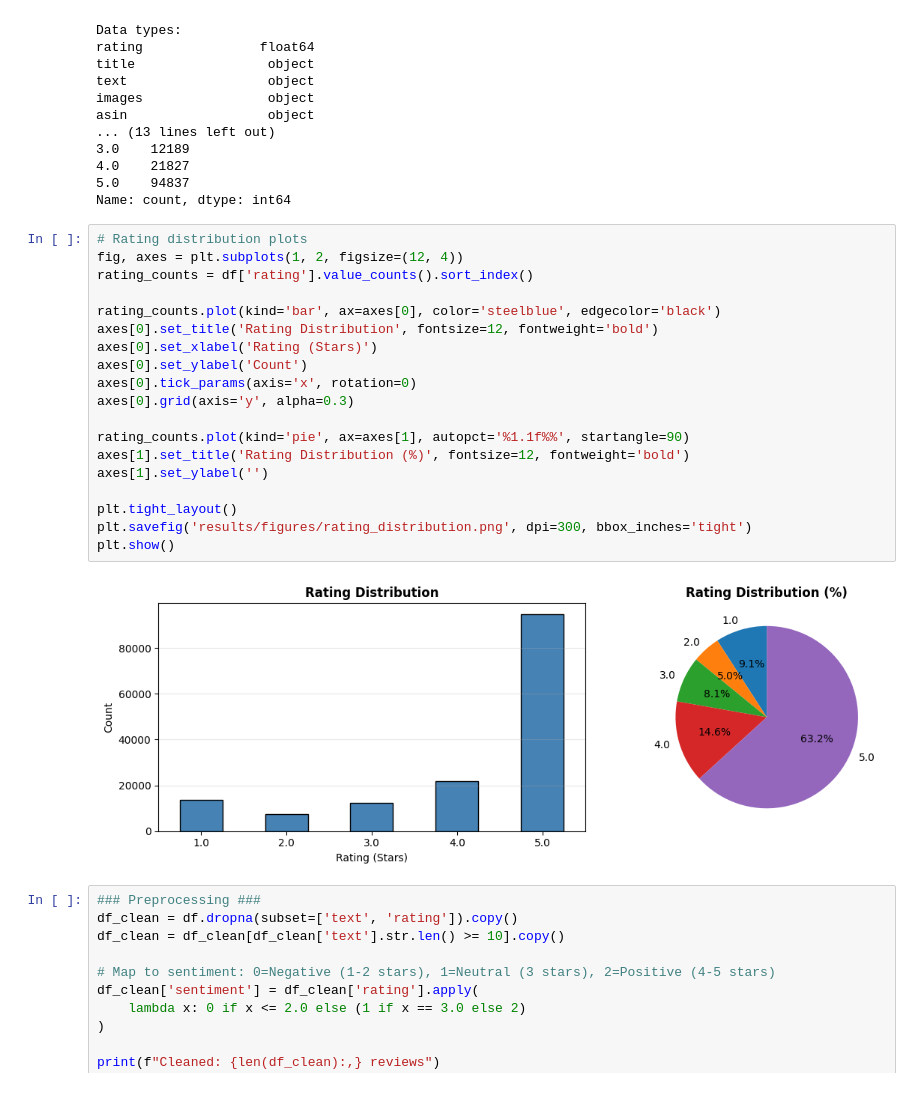
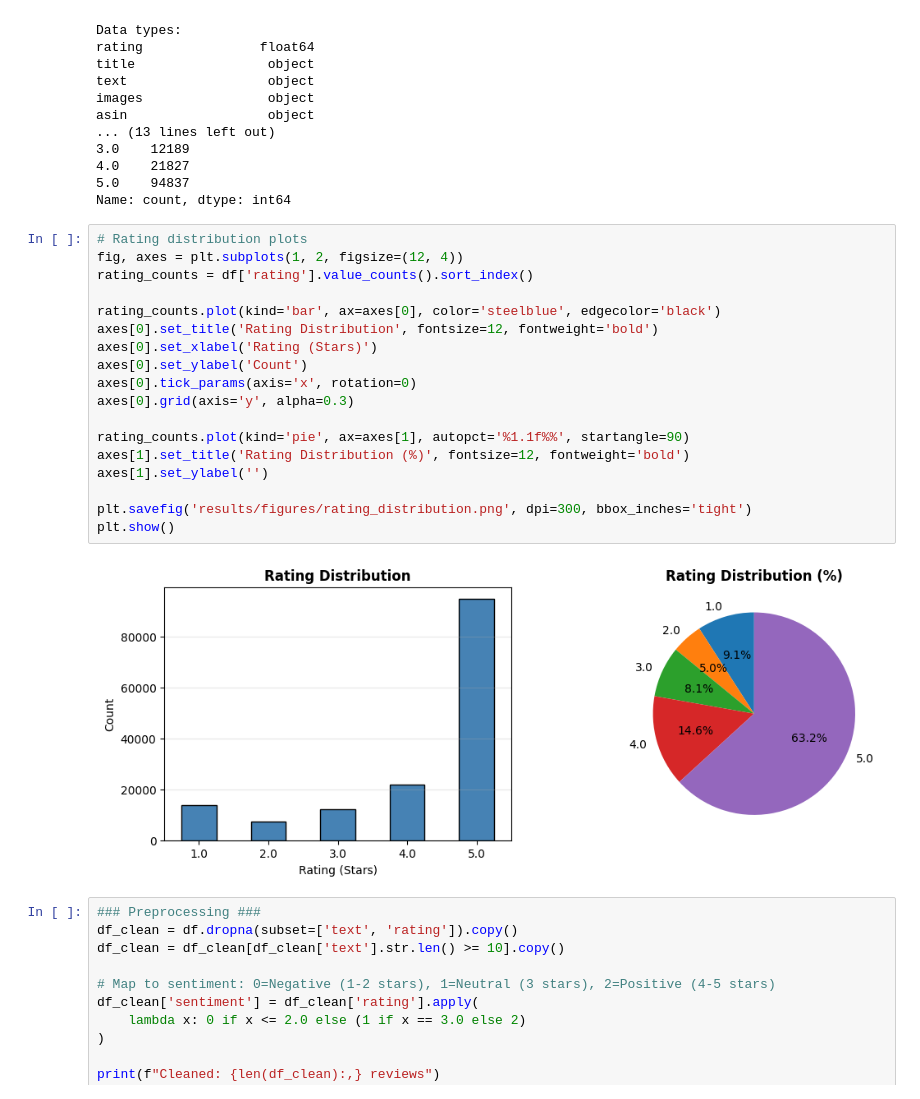
Before and after one commit to 13eth-a/stat362-fa25-final-gaming-sentiment-analysis, a Jupyter notebook: notebooks/01_data_prep.ipynb, the cells around one changed output. Drawn from its saved outputs; the diff is of its cells as text.

```diff
--- a/notebooks/01_data_prep.ipynb
+++ b/notebooks/01_data_prep.ipynb
@@ -148,24 +126,23 @@ Name: count, dtype: int64
 # %%
 # Rating distribution plots
 fig, axes = plt.subplots(1, 2, figsize=(12, 4))
 rating_counts = df['rating'].value_counts().sort_index()
 
 rating_counts.plot(kind='bar', ax=axes[0], color='steelblue', edgecolor='black')
 axes[0].set_title('Rating Distribution', fontsize=12, fontweight='bold')
 axes[0].set_xlabel('Rating (Stars)')
 axes[0].set_ylabel('Count')
 axes[0].tick_params(axis='x', rotation=0)
 axes[0].grid(axis='y', alpha=0.3)
 
 rating_counts.plot(kind='pie', ax=axes[1], autopct='%1.1f%%', startangle=90)
 axes[1].set_title('Rating Distribution (%)', fontsize=12, fontweight='bold')
 axes[1].set_ylabel('')
 
-plt.tight_layout()
 plt.savefig('results/figures/rating_distribution.png', dpi=300, bbox_inches='tight')
 plt.show()
 # %% [output]
-[figure, old version]
+[figure, new version]
 # %%
 ### Preprocessing ###
 df_clean = df.dropna(subset=['text', 'rating']).copy()
```
Also changed, not shown: parts of 9 cells of this notebook, 11 other files.
